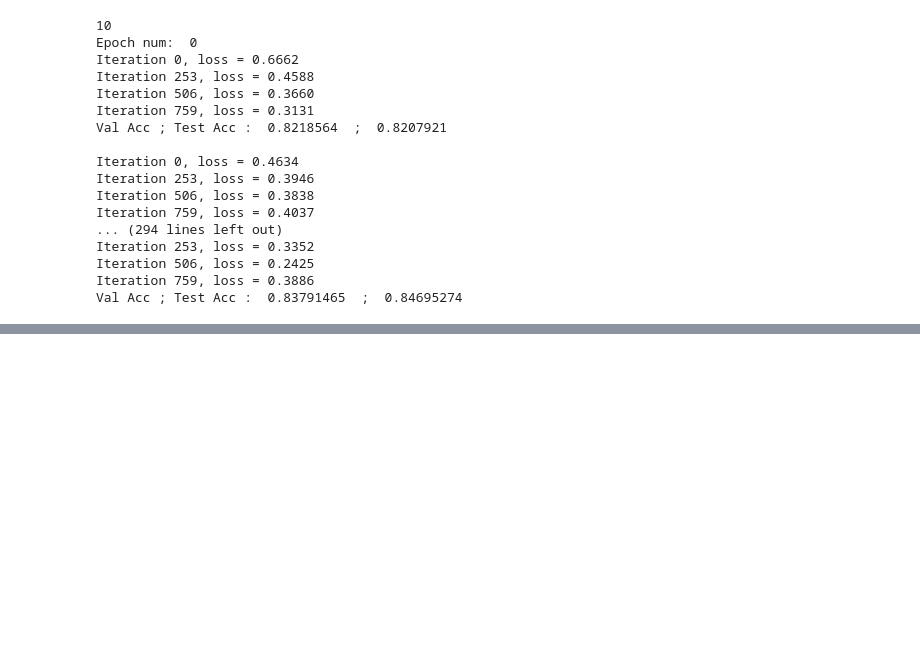
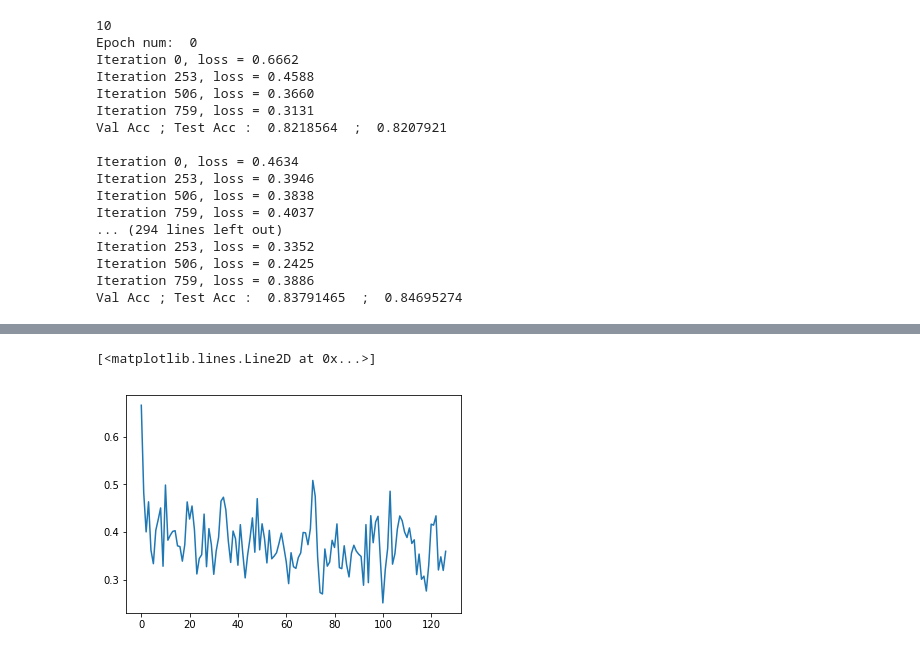
Before and after one commit to aguilarmg/cs231n-finalproject, a Jupyter notebook: Frontal AP Model.ipynb, the cells around one changed output, grey strips where cells are left out. Saved outputs shown, nothing was run; the diff lists cells and outputs as text; code cells hidden in the pictures; blank space fills up the shorter version.

```diff
--- a/Frontal AP Model.ipynb
+++ b/Frontal AP Model.ipynb
@@ -294,5 +342,8 @@ train(model, optimizer, epochs = 10)
 # %%
-plt.plot(range(len(loss_arr[::200])), loss_arr[::200])
+plt.plot(range(len(loss_arr[::300])), loss_arr[::300])
+# %% [output]
+[<matplotlib.lines.Line2D at 0x...>]
+[figure, added]
 # %%
 temp = np.asarray(Acc_Val)
 print(temp.shape)
```
Also changed, not shown: parts of 6 cells of this notebook.
